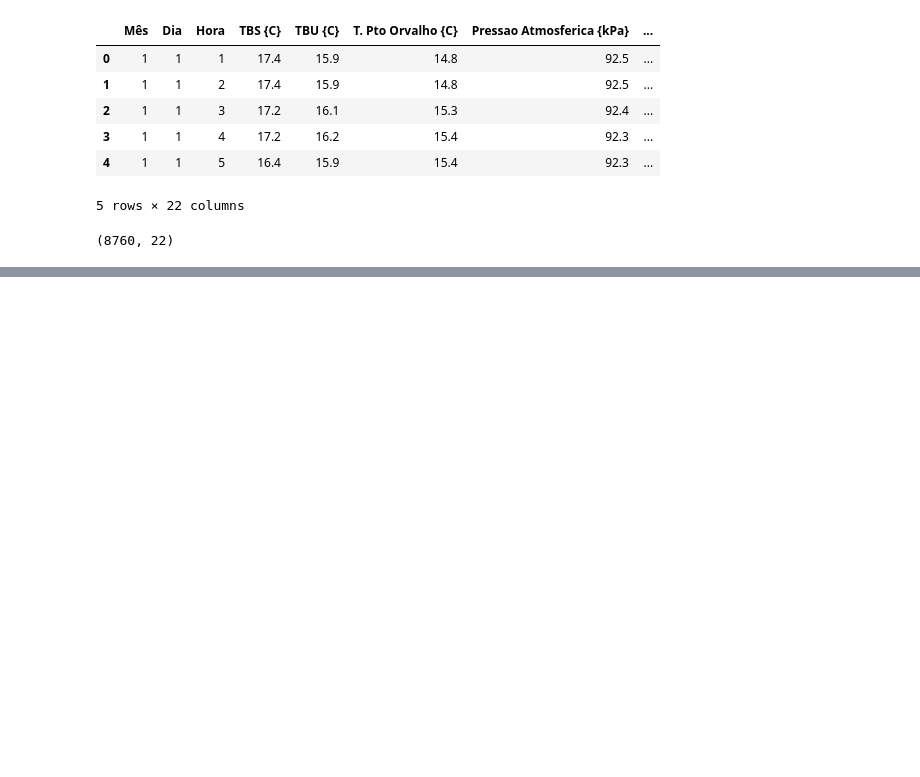
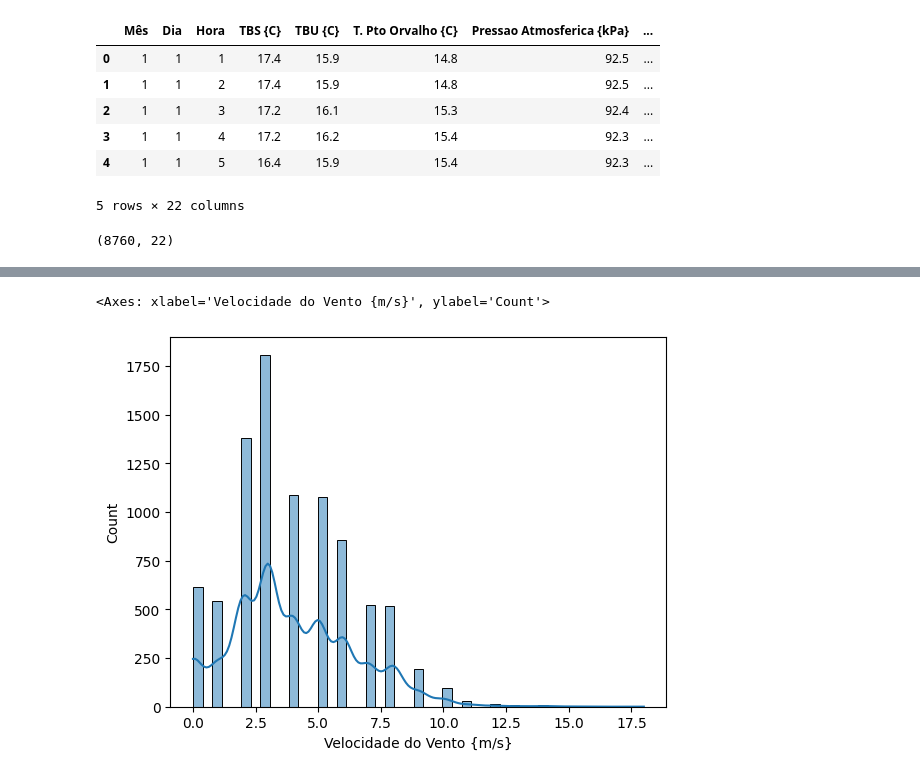
Before and after one commit to DiasMelissa/DataScience, a Jupyter notebook: exploratoryAnalysis.ipynb, the cells around one changed output, grey strips where cells are left out. Cells and saved outputs as stored; diff of their text form; code cells hidden in the pictures; blank space fills up the shorter version.

```diff
--- a/exploratoryAnalysis.ipynb
+++ b/exploratoryAnalysis.ipynb
@@ -21,0 +53,5 @@ dataMeteo.shape
+# %%
+srn.histplot(dataMeteo['Velocidade do Vento {m/s}'], kde=True)
+# %% [output]
+<Axes: xlabel='Velocidade do Vento {m/s}', ylabel='Count'>
+[figure, added]
```
Also changed, not shown: parts of 6 cells of this notebook.
